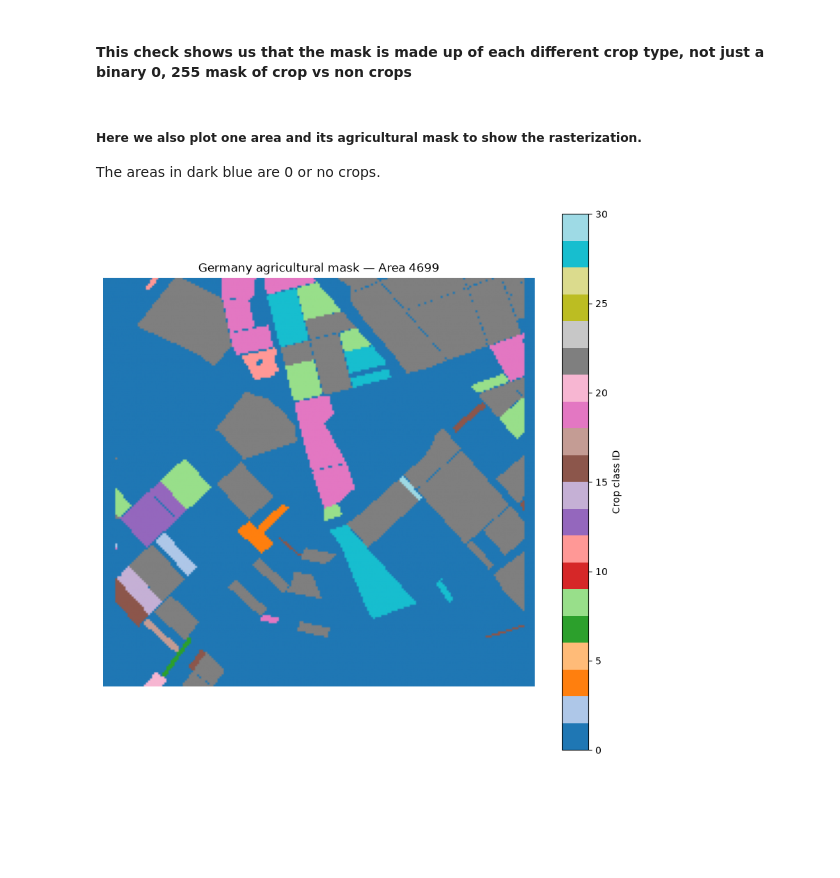
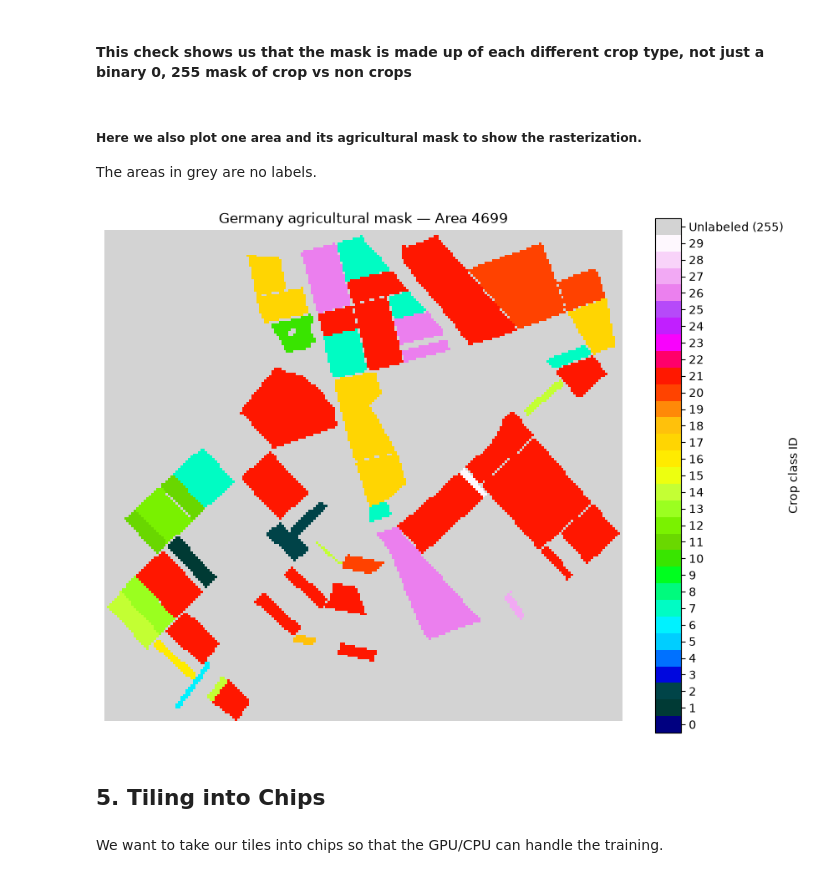
Before and after one commit to staehelinhenrimax-droid/European-Spectral-Crop-Identification, a Jupyter notebook: notebooks/Data_load_preprocessing.ipynb, the cells around one changed output. Cells and saved outputs as stored; diff of their text form; code cells hidden in the pictures; blank space fills up the shorter version.

Commit message:
Preprocessing + Tiling

```diff
--- a/notebooks/Data_load_preprocessing.ipynb
+++ b/notebooks/Data_load_preprocessing.ipynb
@@ -491,16 +491,3 @@ Map(center=[51.042525999999995, 6.7318305], controls=(ZoomControl(options=['posi
 ## 3. Data Preprocessing
 # %% [markdown]
 While we can visually confirm that the polygons match up onto the satellite data. We want to check crs of both vector and raster data to make sure they are the same. Also we can check the bounds while we are at it.
-# %%
-import rasterio
-
-with rasterio.open(s2_item.assets["B04"].href) as src:
-    raster_crs = src.crs
-    raster_bounds = src.bounds
-    raster_extent = box(*raster_bounds)
-
-print("Raster CRS:", raster_crs)
-print("Vector CRS:", italy_subset.crs)
-print("Raster bounds:", raster_bounds)
-print("Vector bounds:", italy_subset.total_bounds)
-print("Raster Extent:", raster_extent)
@@ -546,7 +668,7 @@ PosixPath('../data/raw/raster/germany_mask.tif')
 crop_names = sorted(reduced_crops["hcat4_name"].dropna().unique())
 
 crop_mapping = {
-    name: i + 1
+    name: i
     for i, name in enumerate(crop_names)
 }
 
@@ -629,24 +792,54 @@ Area 3730: shape = (216, 195) | CRS = EPSG:32631 | classes = [ 0  1  3  6  7  8
 #### This check shows us that the mask is made up of each different crop type, not just a binary 0, 255 mask of crop vs non crops
 # %% [markdown]
 ##### Here we also plot one area and its agricultural mask to show the rasterization.
-The areas in dark blue are 0 or no crops.
+The areas in grey are no labels.
 # %%
 import matplotlib.pyplot as plt
+import matplotlib.colors as mcolors
 import rasterio
 import numpy as np
 
 # Select one area
 area_id = next(iter(mask_paths))
 mask_path = mask_paths[area_id]
 
 with rasterio.open(mask_path) as src:
     mask = src.read(1)
 
-plt.figure(figsize=(10, 10))
-plt.imshow(mask, cmap="tab20")
-plt.colorbar(label="Crop class ID")
-plt.title(f"Germany agricultural mask — Area {area_id}")
-plt.axis("off")
+# 30 colors for crop classes 0–29
+crop_colors = list(plt.cm.gist_ncar(np.linspace(0, 1, 30)))
+
+# Grey for unlabeled pixels (255)
+colors = crop_colors + ["lightgrey"]
+cmap = mcolors.ListedColormap(colors)
+
+# Replace 255 with 30 for visualization only
+display_mask = mask.astype(float)
+display_mask[mask == 255] = 30
+
+# Plot
+fig, ax = plt.subplots(figsize=(10, 10))
+
+im = ax.imshow(
+    display_mask,
+    cmap=cmap,
+    vmin=-0.5,
+    vmax=30.5,
+    interpolation="nearest"
+)
+
+cbar = fig.colorbar(im, ax=ax, ticks=list(range(31)), shrink=0.8)
+cbar.ax.set_yticklabels(
+    [str(i) for i in range(30)] + ["Unlabeled (255)"]
+)
+cbar.set_label("Crop class ID")
+
+ax.set_title(f"Germany agricultural mask — Area {area_id}")
+ax.axis("off")
 plt.show()
 # %% [output]
-[figure, old version]
+[figure, new version]
+# %% [markdown]
+## 5. Tiling into Chips
+# %% [markdown]
+We want to take our tiles into chips so that the GPU/CPU can handle the training.
```
Also changed, not shown: parts of 21 cells of this notebook.
